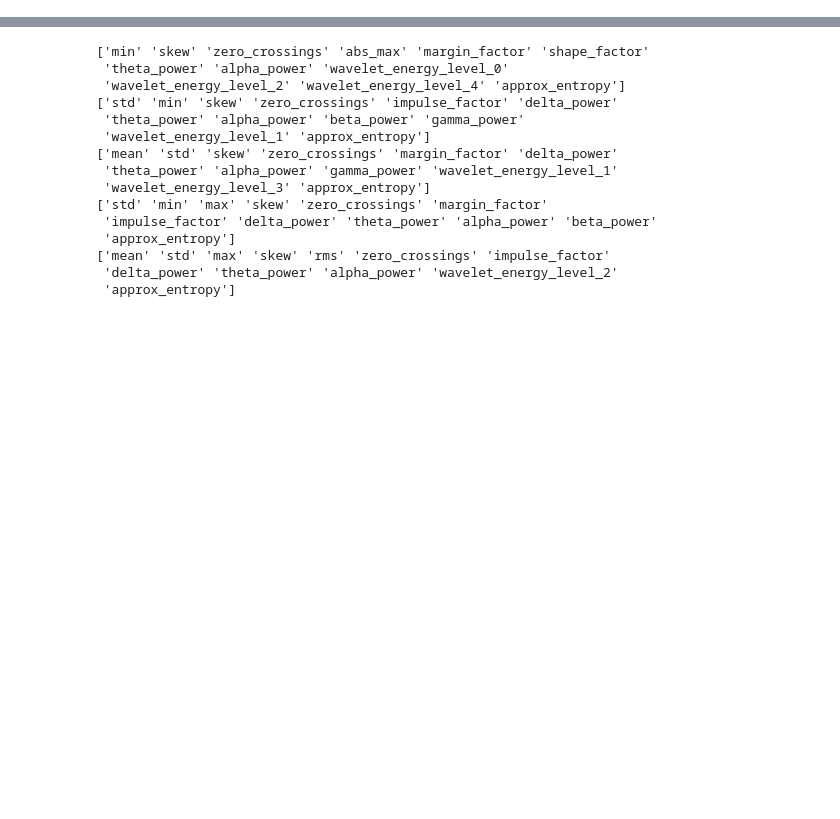
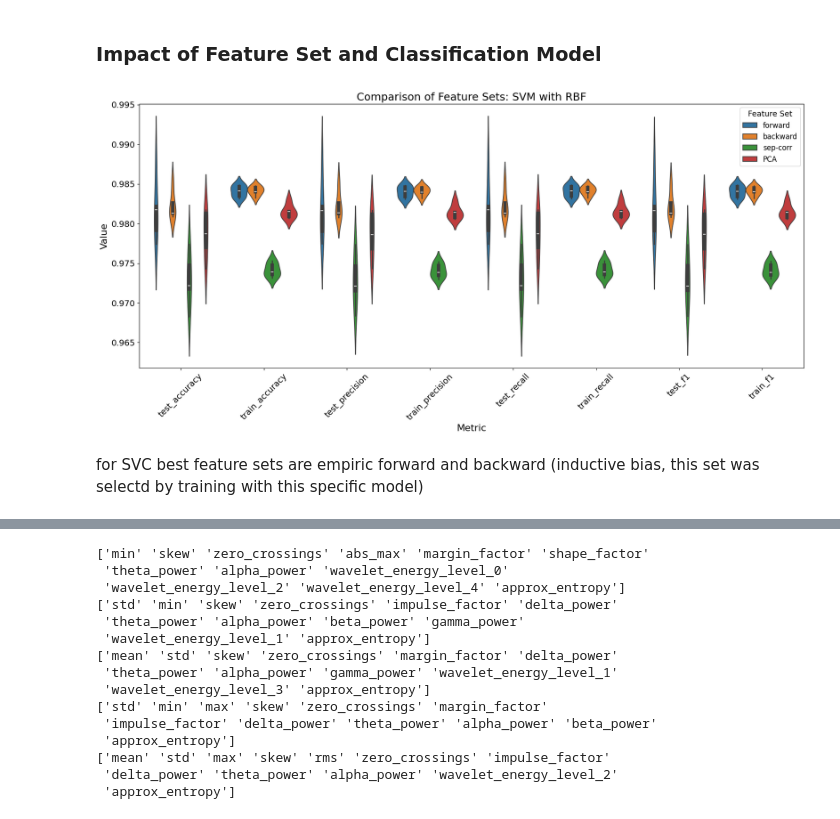
Before and after one commit to xterm99/kaggle-epileptic-seizure-recognition, a Jupyter notebook: 4_Models_and_Evaluation.ipynb, the cells around one changed output, grey strips where cells are left out. Cells and saved outputs as stored; diff of their text form; code cells hidden in the pictures; blank space fills up the shorter version.

```diff
--- a/4_Models_and_Evaluation.ipynb
+++ b/4_Models_and_Evaluation.ipynb
@@ -569,0 +360,2 @@ plt.show()
+# %% [markdown]
+### Impact of Feature Set and Classification Model
@@ -569,0 +425,24 @@ plt.show()
+# %%
+df = pd.concat([pd.DataFrame(results_forward), pd.DataFrame(results_backward), pd.DataFrame(results_sep_corr), pd.DataFrame(results_pca)], axis=0)
+df.drop(columns=["fit_time","score_time","estimator"], inplace=True)
+
+df_long = pd.melt(
+    df,
+    id_vars=["feature set"],
+    var_name="Metric",
+    value_name="Value"
+)
+
+plt.figure(figsize=(20, 8))
+sns.violinplot(data=df_long, x="Metric", y="Value", hue="feature set")
+plt.xticks(rotation=45, fontsize=14)
+plt.yticks(fontsize=14)
+plt.xlabel("Metric", fontsize=16)
+plt.ylabel("Value", fontsize=16)
+plt.title("Comparison of Feature Sets: SVM with RBF", fontsize=18)
+plt.legend(title="Feature Set", title_fontsize='13', fontsize='12')
+plt.show()
+# %% [output]
+[figure, added]
+# %% [markdown]
+for SVC best feature sets are empiric forward and backward (inductive bias, this set was selectd by training with this specific model)
```
Also changed, not shown: parts of 38 cells of this notebook.
